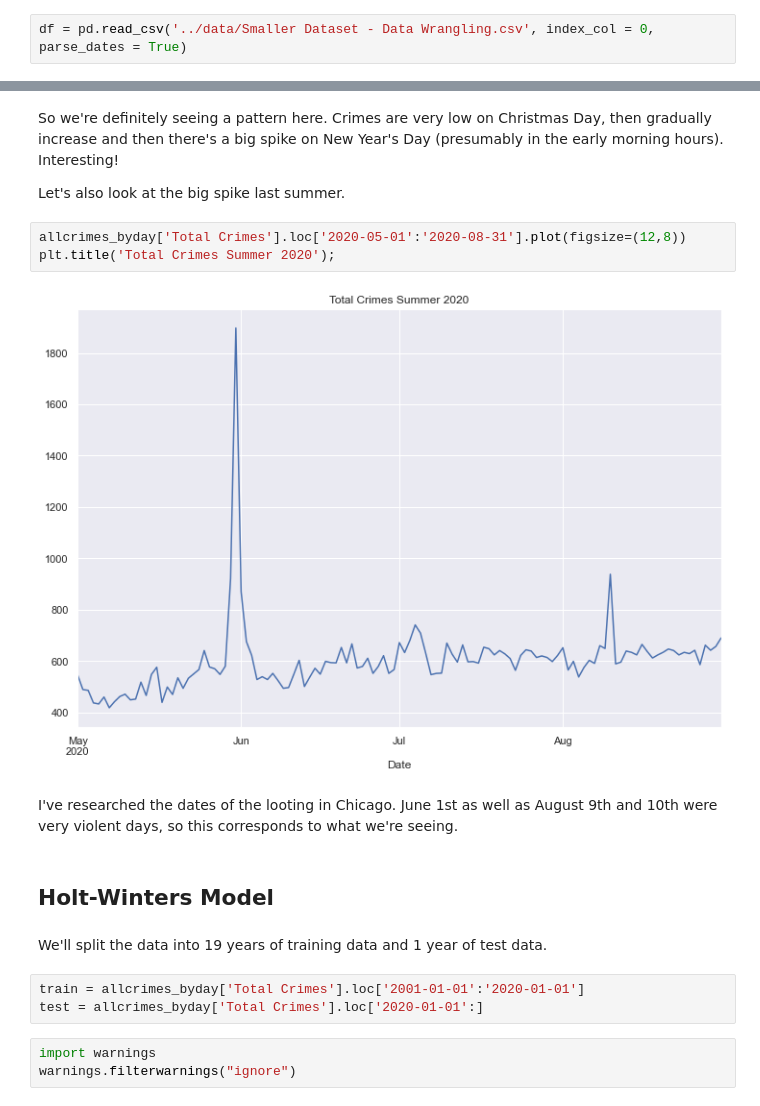
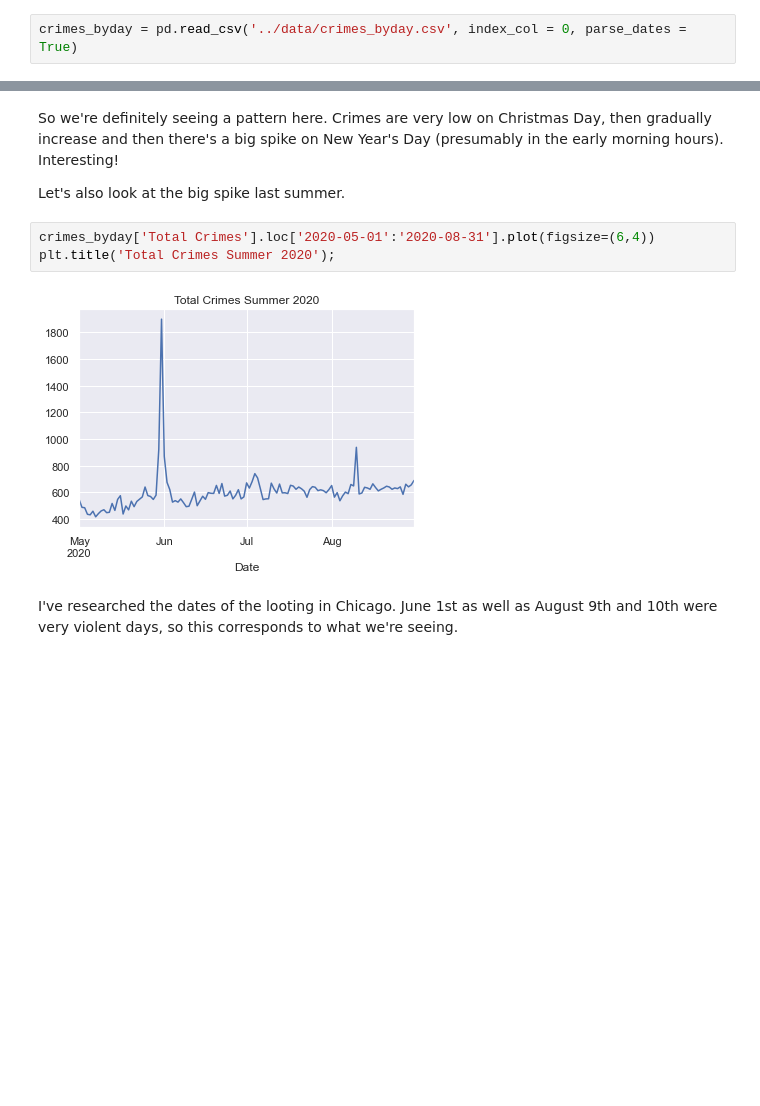
Before and after one commit to ruthcaswellsmith/Capstone---City-of-Chicago-Crime-Time-Series-Analysis, a Jupyter notebook: notebooks/Capstone - City of Chicago Crime - Exploratory Data Analysis.ipynb, the cells around one changed output, grey strips where cells are left out. Cells and saved outputs as stored; diff of their text form; blank space fills up the shorter version.

```diff
--- a/notebooks/Capstone - City of Chicago Crime - Exploratory Data Analysis.ipynb
+++ b/notebooks/Capstone - City of Chicago Crime - Exploratory Data Analysis.ipynb
@@ -14,4 +12,4 @@ from statsmodels.tsa.holtwinters import ExponentialSmoothing
 # %% [markdown]
 ### Read in Data
 # %%
-df = pd.read_csv('../data/Smaller Dataset - Data Wrangling.csv', index_col = 0, parse_dates = True)
+crimes_byday = pd.read_csv('../data/crimes_byday.csv', index_col = 0, parse_dates = True)
@@ -229,19 +74,9 @@ So we're definitely seeing a pattern here.  Crimes are very low on Christmas Day
 
 Let's also look at the big spike last summer.
 # %%
-allcrimes_byday['Total Crimes'].loc['2020-05-01':'2020-08-31'].plot(figsize=(12,8))
+crimes_byday['Total Crimes'].loc['2020-05-01':'2020-08-31'].plot(figsize=(6,4))
 plt.title('Total Crimes Summer 2020');
 # %% [output]
-[figure, old version]
+[figure, new version]
 # %% [markdown]
 I've researched the dates of the looting in Chicago.  June 1st as well as August 9th and 10th were very violent days, so this corresponds to what we're seeing.
-# %% [markdown]
-## Holt-Winters Model
-# %% [markdown]
-We'll split the data into 19 years of training data and 1 year of test data.
-# %%
-train = allcrimes_byday['Total Crimes'].loc['2001-01-01':'2020-01-01']
-test = allcrimes_byday['Total Crimes'].loc['2020-01-01':]
-# %%
-import warnings
-warnings.filterwarnings("ignore")
```
Also changed, not shown: parts of 69 cells of this notebook, 3 other files.
